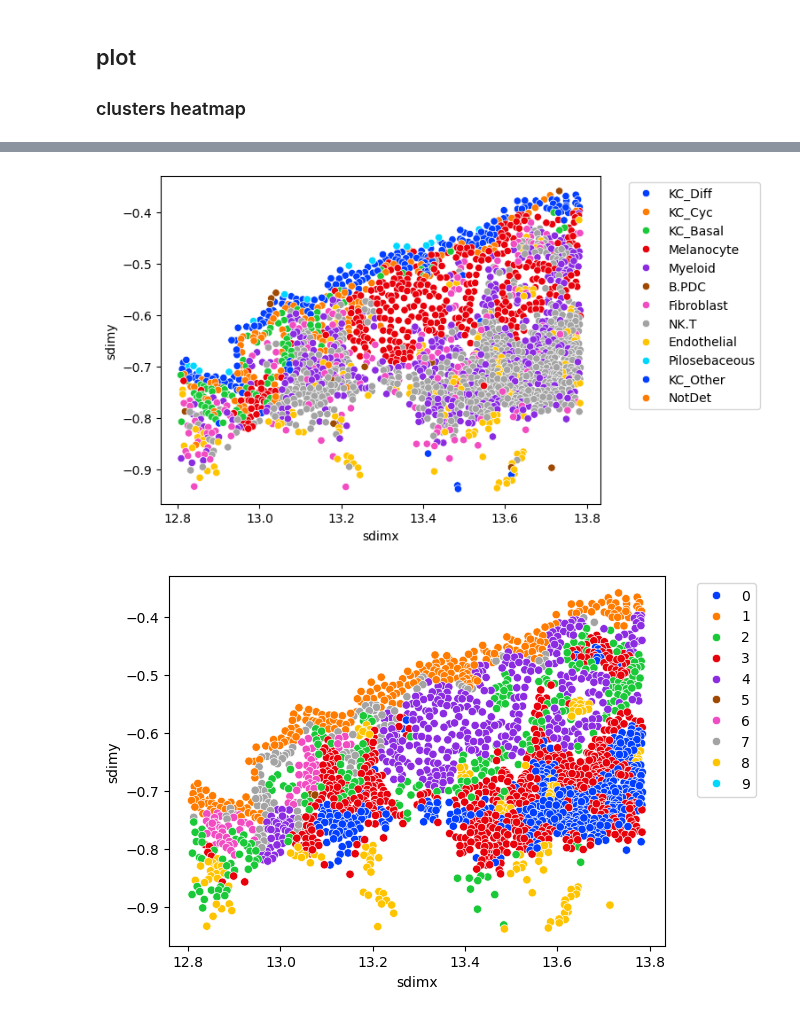
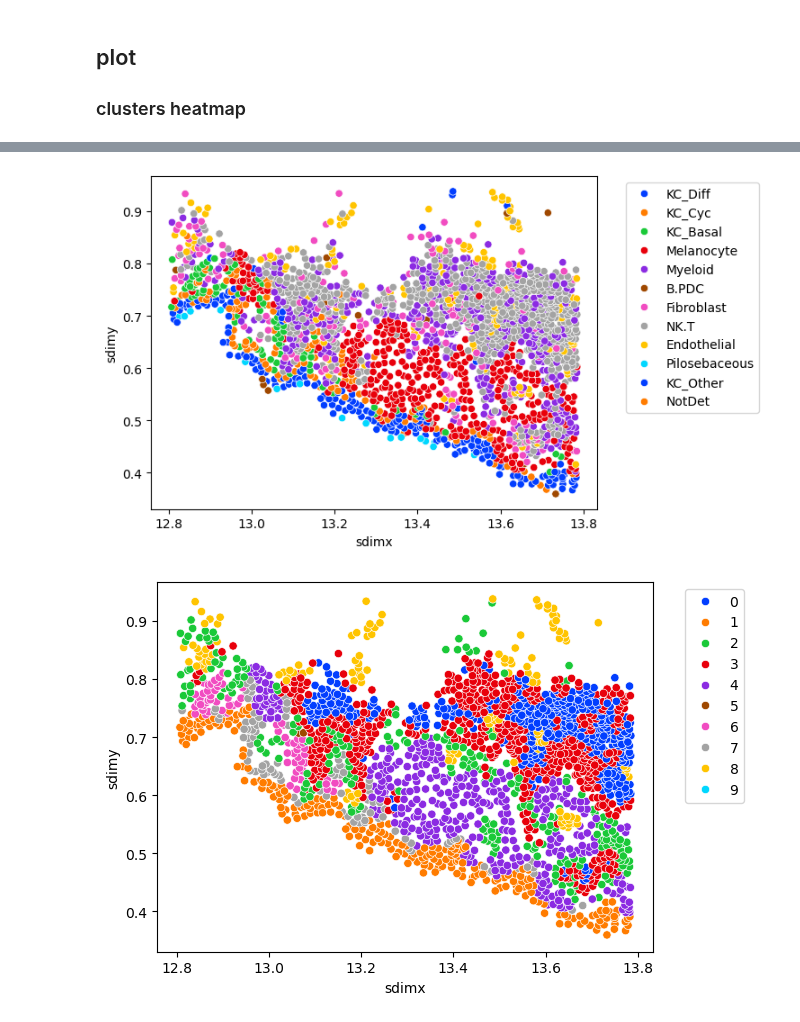
Before and after one commit to GenomicsMachineLearning/qimr-teaching-2024, a Jupyter notebook: 003-downstream-analysis/neighborhood.ipynb, the cells around one changed output, grey strips where cells are left out. Cells and saved outputs as stored; diff of their text form; code cells hidden in the pictures.

```diff
--- a/003-downstream-analysis/neighborhood.ipynb
+++ b/003-downstream-analysis/neighborhood.ipynb
@@ -69,0 +59,6 @@ cells.head()
+# %%
+if os.path.exists('spatial.csv'):
+    cells = pd.read_csv('spatial.csv').reset_index()
+else:
+    cells = pd.read_csv('/working/joint_projects/P3903/teaching2024-winter-qimr/data/spatial.csv').reset_index()
+cells.head()
@@ -254,14 +221,15 @@ plt.show()
 # %%
 fov=12
 sub_cell = cells.loc[cells['fov']==fov]
+sub_cell.loc[:,'sdimy'] = sub_cell['sdimy']*(-1) # to compare with hoodscanR results
 sns.scatterplot(data = sub_cell,x = 'sdimx',y='sdimy',hue = 'custom_clust',palette='bright')
 plt.legend( bbox_to_anchor=(1.05, 1), loc='upper left')
 plt.show()
 # %% [output]
-[figure, old version]
+[figure, new version]
 # %%
 sns.scatterplot(data = sub_cell,x = 'sdimx',y='sdimy',hue = 'neighborhood10',palette='bright')
 plt.legend( bbox_to_anchor=(1.05, 1), loc='upper left')
 plt.show()
 # %% [output]
-[figure, old version]
+[figure, new version]
```
Also changed, not shown: parts of 13 cells of this notebook, 1 other file.
